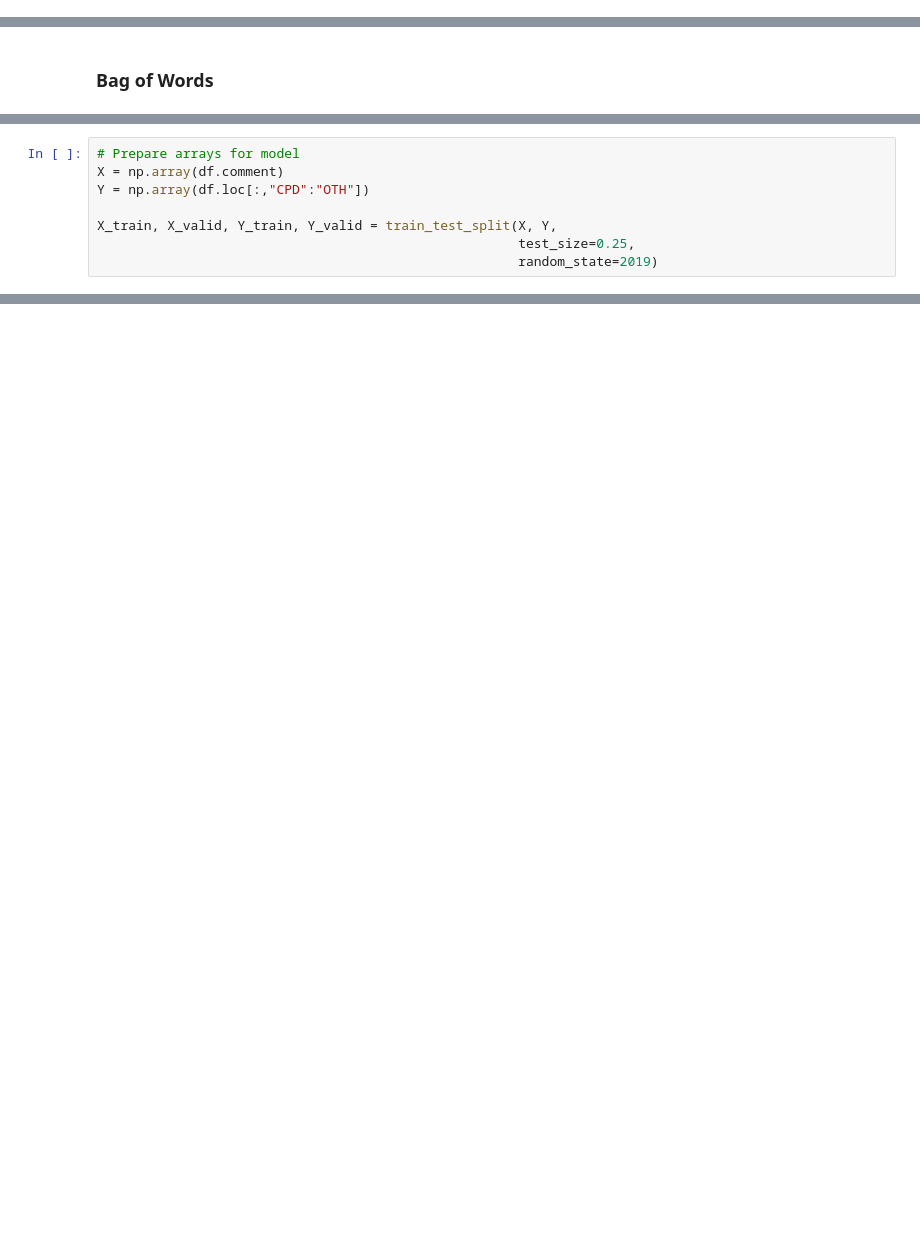
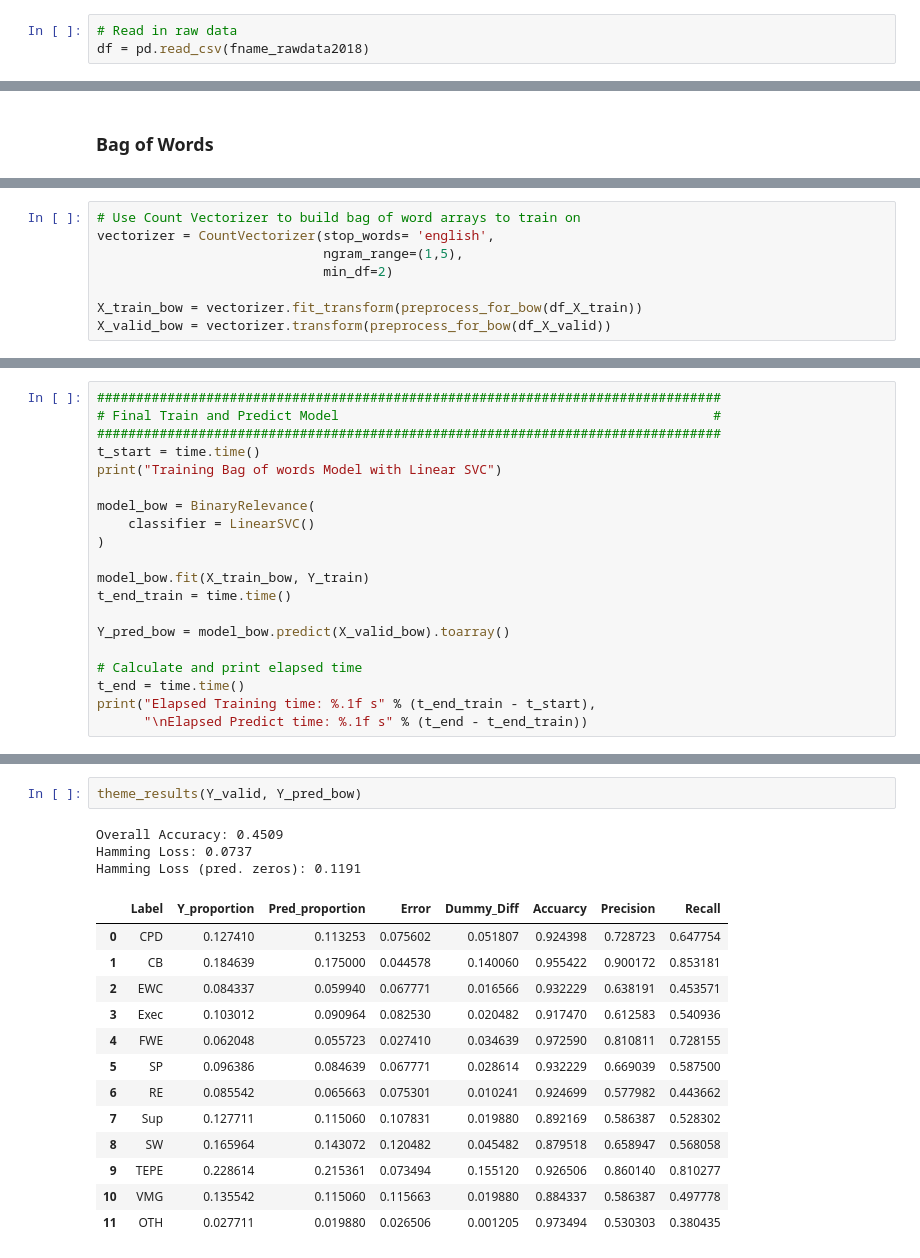
Before and after one commit to Jamienie/mds_capstone_bcstats, a Jupyter notebook: notebooks/02_aq_classification_experiments.ipynb, the cells around one changed output, grey strips where cells are left out. Drawn from its saved outputs; the diff is of its cells as text; blank space fills up the shorter version.

```diff
--- a/notebooks/02_aq_classification_experiments.ipynb
+++ b/notebooks/02_aq_classification_experiments.ipynb
@@ -45,0 +78,3 @@ from sklearn.neural_network import multilayer_perceptron
+# %%
+# Read in raw data
+df = pd.read_csv(fname_rawdata2018)
@@ -227,8 +220,0 @@ X_train_wv, X_valid_wv, Y_train, Y_valid = train_test_split(X_wv, Y,
-# %%
-# Prepare arrays for model
-X = np.array(df.comment)
-Y = np.array(df.loc[:,"CPD":"OTH"])
-
-X_train, X_valid, Y_train, Y_valid = train_test_split(X, Y,
-                                                      test_size=0.25,
-                                                      random_state=2019)
@@ -591,0 +221,8 @@ X_valid_wv.shape
+# %%
+# Use Count Vectorizer to build bag of word arrays to train on
+vectorizer = CountVectorizer(stop_words= 'english',
+                             ngram_range=(1,5),
+                             min_df=2)
+
+X_train_bow = vectorizer.fit_transform(preprocess_for_bow(df_X_train))
+X_valid_bow = vectorizer.transform(preprocess_for_bow(df_X_valid))
@@ -591,0 +272,20 @@ X_valid_wv.shape
+# %%
+################################################################################
+# Final Train and Predict Model                                                #
+################################################################################
+t_start = time.time()
+print("Training Bag of words Model with Linear SVC")
+
+model_bow = BinaryRelevance(
+    classifier = LinearSVC()
+)
+
+model_bow.fit(X_train_bow, Y_train)
+t_end_train = time.time()
+
+Y_pred_bow = model_bow.predict(X_valid_bow).toarray()
+
+# Calculate and print elapsed time
+t_end = time.time()
+print("Elapsed Training time: %.1f s" % (t_end_train - t_start),
+      "\nElapsed Predict time: %.1f s" % (t_end - t_end_train))
@@ -591,0 +296,19 @@ X_valid_wv.shape
+# %%
+theme_results(Y_valid, Y_pred_bow)
+# %% [output]
+Overall Accuracy: 0.4509
+Hamming Loss: 0.0737
+Hamming Loss (pred. zeros): 0.1191
+|  | Label | Y_proportion | Pred_proportion | Error | Dummy_Diff | Accuarcy | Precision | Recall |
+| 0 | CPD | 0.127410 | 0.113253 | 0.075602 | 0.051807 | 0.924398 | 0.728723 | 0.647754 |
+| 1 | CB | 0.184639 | 0.175000 | 0.044578 | 0.140060 | 0.955422 | 0.900172 | 0.853181 |
+| 2 | EWC | 0.084337 | 0.059940 | 0.067771 | 0.016566 | 0.932229 | 0.638191 | 0.453571 |
+| 3 | Exec | 0.103012 | 0.090964 | 0.082530 | 0.020482 | 0.917470 | 0.612583 | 0.540936 |
+| 4 | FWE | 0.062048 | 0.055723 | 0.027410 | 0.034639 | 0.972590 | 0.810811 | 0.728155 |
+| 5 | SP | 0.096386 | 0.084639 | 0.067771 | 0.028614 | 0.932229 | 0.669039 | 0.587500 |
+| 6 | RE | 0.085542 | 0.065663 | 0.075301 | 0.010241 | 0.924699 | 0.577982 | 0.443662 |
+| 7 | Sup | 0.127711 | 0.115060 | 0.107831 | 0.019880 | 0.892169 | 0.586387 | 0.528302 |
+| 8 | SW | 0.165964 | 0.143072 | 0.120482 | 0.045482 | 0.879518 | 0.658947 | 0.568058 |
+| 9 | TEPE | 0.228614 | 0.215361 | 0.073494 | 0.155120 | 0.926506 | 0.860140 | 0.810277 |
+| 10 | VMG | 0.135542 | 0.115060 | 0.115663 | 0.019880 | 0.884337 | 0.586387 | 0.497778 |
+| 11 | OTH | 0.027711 | 0.019880 | 0.026506 | 0.001205 | 0.973494 | 0.530303 | 0.380435 |
```
Also changed, not shown: parts of 111 cells of this notebook.
